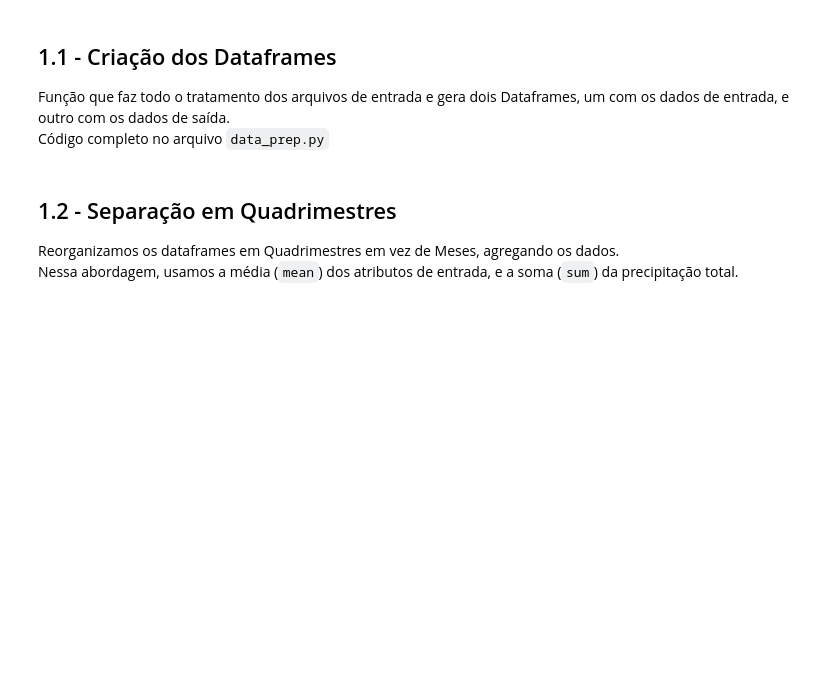
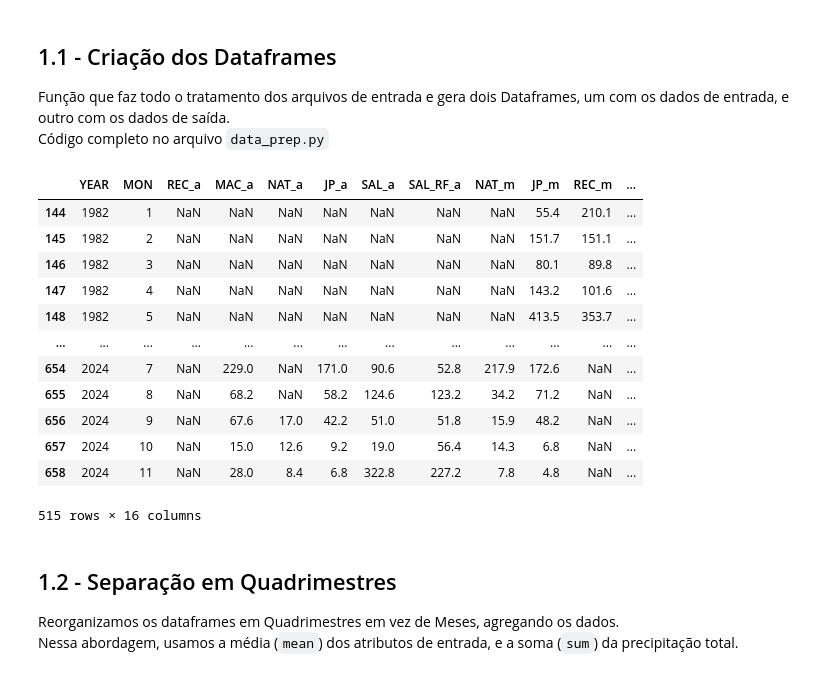
Before and after one commit to GeraldoPaes/tcc-previsao-chuva, a Jupyter notebook: notebooks/9-TCC-Classification.ipynb, the cells around one changed output. Cells and saved outputs as stored; diff of their text form; code cells hidden in the pictures; blank space fills up the shorter version.

```diff
--- a/notebooks/9-TCC-Classification.ipynb
+++ b/notebooks/9-TCC-Classification.ipynb
@@ -32,6 +32,22 @@ Função que faz todo o tratamento dos arquivos de entrada e gera dois Dataframe
 Código completo no arquivo `data_prep.py`
 # %%
 df_in, df_out = prep_data()
+# %%
+df_out[df_out['YEAR'] >= 1982]
+# %% [output]
+|  | YEAR | MON | REC_a | MAC_a | NAT_a | JP_a | SAL_a | SAL_RF_a | NAT_m | JP_m | REC_m | ... |
+| 144 | 1982 | 1 | NaN | NaN | NaN | NaN | NaN | NaN | NaN | 55.4 | 210.1 | ... |
+| 145 | 1982 | 2 | NaN | NaN | NaN | NaN | NaN | NaN | NaN | 151.7 | 151.1 | ... |
+| 146 | 1982 | 3 | NaN | NaN | NaN | NaN | NaN | NaN | NaN | 80.1 | 89.8 | ... |
+| 147 | 1982 | 4 | NaN | NaN | NaN | NaN | NaN | NaN | NaN | 143.2 | 101.6 | ... |
+| 148 | 1982 | 5 | NaN | NaN | NaN | NaN | NaN | NaN | NaN | 413.5 | 353.7 | ... |
+| ... | ... | ... | ... | ... | ... | ... | ... | ... | ... | ... | ... | ... |
+| 654 | 2024 | 7 | NaN | 229.0 | NaN | 171.0 | 90.6 | 52.8 | 217.9 | 172.6 | NaN | ... |
+| 655 | 2024 | 8 | NaN | 68.2 | NaN | 58.2 | 124.6 | 123.2 | 34.2 | 71.2 | NaN | ... |
+| 656 | 2024 | 9 | NaN | 67.6 | 17.0 | 42.2 | 51.0 | 51.8 | 15.9 | 48.2 | NaN | ... |
+| 657 | 2024 | 10 | NaN | 15.0 | 12.6 | 9.2 | 19.0 | 56.4 | 14.3 | 6.8 | NaN | ... |
+| 658 | 2024 | 11 | NaN | 28.0 | 8.4 | 6.8 | 322.8 | 227.2 | 7.8 | 4.8 | NaN | ... |
+515 rows × 16 columns
 # %% [markdown]
 ## 1.2 - Separação em Quadrimestres
 Reorganizamos os dataframes em Quadrimestres em vez de Meses, agregando os dados.\
```
Also changed, not shown: parts of 4 cells of this notebook, 2 other files.
